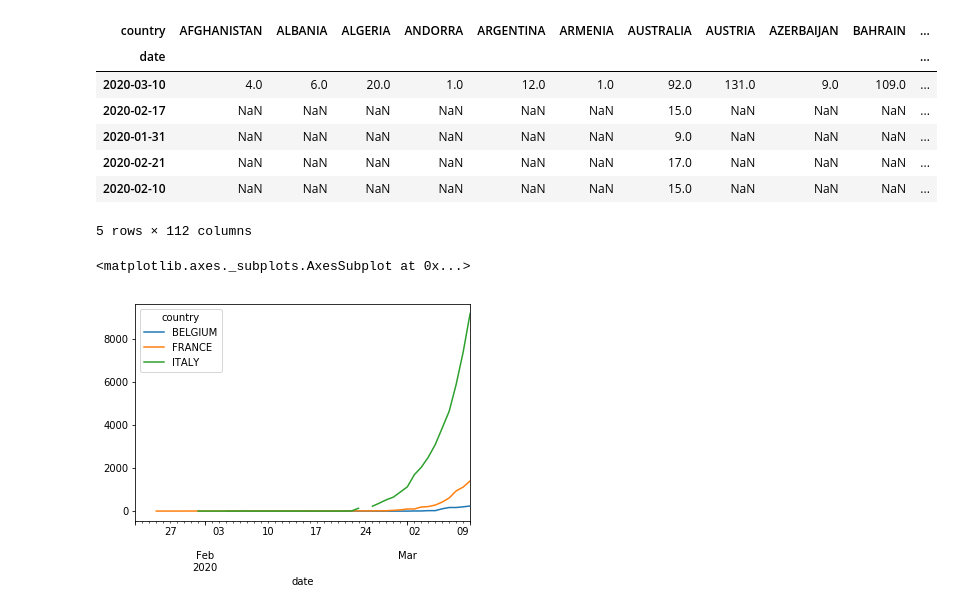
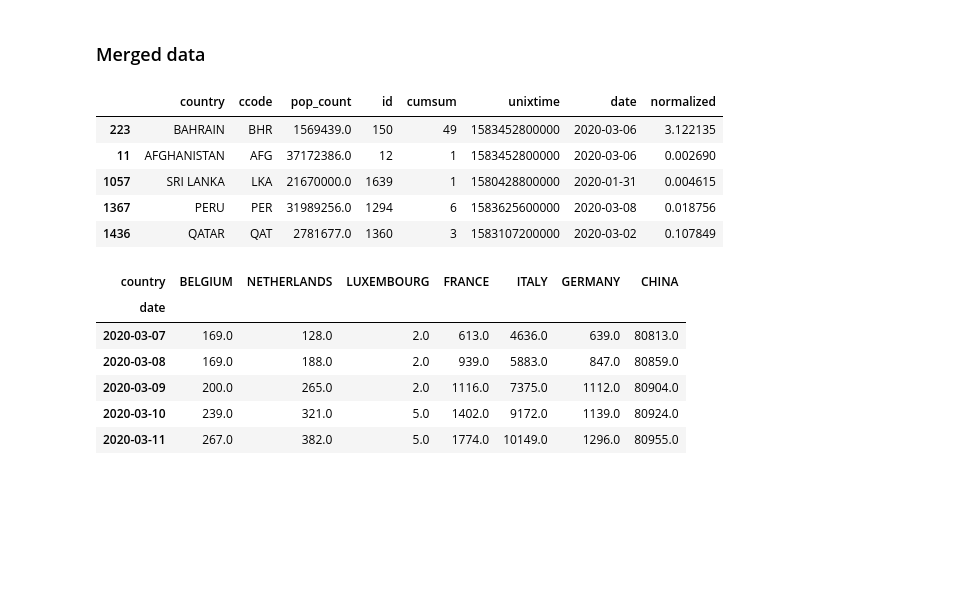
Before and after one commit to jlandercy/cookbook, a Jupyter notebook: python/scientific/covid19.ipynb, the cells around one changed output. Saved outputs shown, nothing was run; the diff lists cells and outputs as text; code cells hidden in the pictures; blank space fills up the shorter version.

```diff
--- a/python/scientific/covid19.ipynb
+++ b/python/scientific/covid19.ipynb
@@ -5,0 +12,10 @@ import matplotlib.pyplot as plt
+# %%
+r = requests.get("http://api.worldbank.org/v2/en/indicator/SP.POP.TOTL?downloadformat=csv", stream=True)
+z = zipfile.ZipFile(io.BytesIO(r.content))
+f = z.open('API_SP.POP.TOTL_DS2_en_csv_v2_821007.csv')
+pop = pd.read_csv(f, header=2)
+# %%
+pop = pop.rename(columns={'Country Name': 'country', 'Country Code': 'ccode', '2018': 'pop_count'})
+pop['country'] = pop['country'].str.upper()
+pop = pop.loc[:,['country', 'ccode', 'pop_count']]
+pop.sample(5)
@@ -35,0 +63,15 @@ data.sample(5)
+# %% [markdown]
+### Merged data
+# %%
+keys = ['BELGIUM', 'NETHERLANDS', 'LUXEMBOURG', 'FRANCE', 'ITALY', 'GERMANY', 'CHINA']
+# %%
+merged = pop.merge(data, on='country', how='right')
+merged['normalized'] = 1e5*merged['cumsum']/merged['pop_count']
+merged.sample(5)
+# %% [output]
+|  | country | ccode | pop_count | id | cumsum | unixtime | date | normalized |
+| 223 | BAHRAIN | BHR | 1569439.0 | 150 | 49 | 1583452800000 | 2020-03-06 | 3.122135 |
+| 11 | AFGHANISTAN | AFG | 37172386.0 | 12 | 1 | 1583452800000 | 2020-03-06 | 0.002690 |
+| 1057 | SRI LANKA | LKA | 21670000.0 | 1639 | 1 | 1580428800000 | 2020-01-31 | 0.004615 |
+| 1367 | PERU | PER | 31989256.0 | 1294 | 6 | 1583625600000 | 2020-03-08 | 0.018756 |
+| 1436 | QATAR | QAT | 2781677.0 | 1360 | 3 | 1583107200000 | 2020-03-02 | 0.107849 |
@@ -36,17 +80,11 @@ data.sample(5)
 # %%
-cross = data.pivot_table(index='date', columns='country', values='cumsum')
-cross.sample(5)
+cross = merged.pivot_table(index='date', columns='country', values='cumsum')
+cross.tail(5)[keys]
 # %% [output]
-| country | AFGHANISTAN | ALBANIA | ALGERIA | ANDORRA | ARGENTINA | ARMENIA | AUSTRALIA | AUSTRIA | AZERBAIJAN | BAHRAIN | ... |
-| date |  |  |  |  |  |  |  |  |  |  | ... |
-| 2020-03-10 | 4.0 | 6.0 | 20.0 | 1.0 | 12.0 | 1.0 | 92.0 | 131.0 | 9.0 | 109.0 | ... |
-| 2020-02-17 | NaN | NaN | NaN | NaN | NaN | NaN | 15.0 | NaN | NaN | NaN | ... |
-| 2020-01-31 | NaN | NaN | NaN | NaN | NaN | NaN | 9.0 | NaN | NaN | NaN | ... |
-| 2020-02-21 | NaN | NaN | NaN | NaN | NaN | NaN | 17.0 | NaN | NaN | NaN | ... |
-| 2020-02-10 | NaN | NaN | NaN | NaN | NaN | NaN | 15.0 | NaN | NaN | NaN | ... |
+| country | BELGIUM | NETHERLANDS | LUXEMBOURG | FRANCE | ITALY | GERMANY | CHINA |
+| date |  |  |  |  |  |  |  |
+| 2020-03-07 | 169.0 | 128.0 | 2.0 | 613.0 | 4636.0 | 639.0 | 80813.0 |
+| 2020-03-08 | 169.0 | 188.0 | 2.0 | 939.0 | 5883.0 | 847.0 | 80859.0 |
+| 2020-03-09 | 200.0 | 265.0 | 2.0 | 1116.0 | 7375.0 | 1112.0 | 80904.0 |
+| 2020-03-10 | 239.0 | 321.0 | 5.0 | 1402.0 | 9172.0 | 1139.0 | 80924.0 |
+| 2020-03-11 | 267.0 | 382.0 | 5.0 | 1774.0 | 10149.0 | 1296.0 | 80955.0 |
-5 rows × 112 columns
-# %%
-cross.loc[:,['BELGIUM', 'FRANCE', 'ITALY']].plot()
-# %% [output]
-<matplotlib.axes._subplots.AxesSubplot at 0x...>
-[figure, removed]
```
Also changed, not shown: parts of 16 cells of this notebook, 1 other file.
